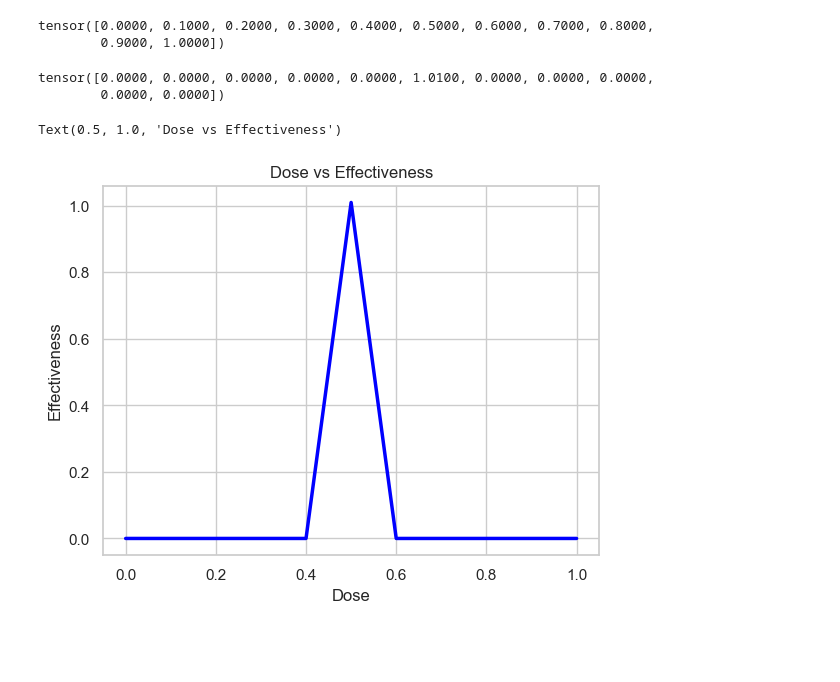
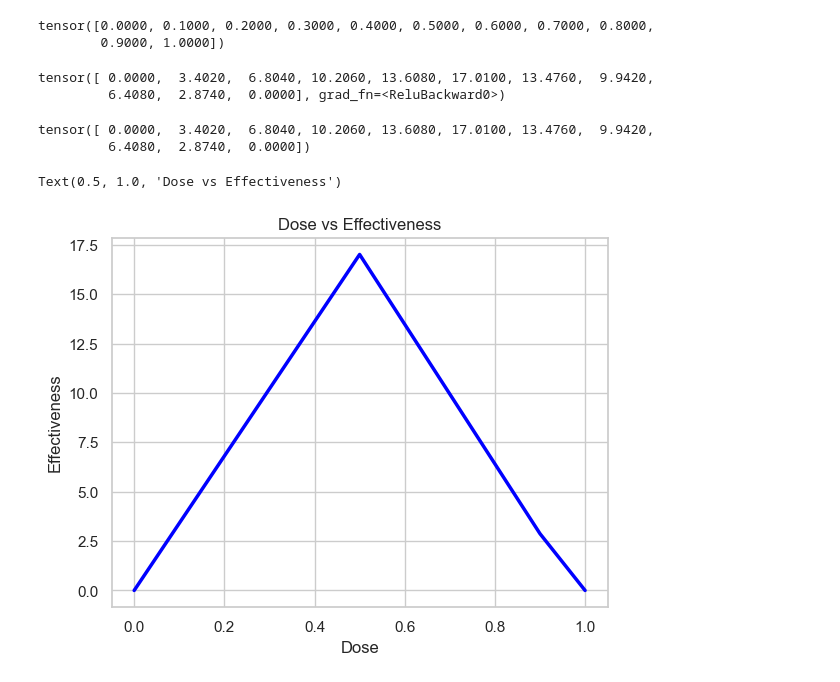
Before and after one commit to HumourSpeech/PyTorch, a Jupyter notebook: basicNN.ipynb, the cells around one changed output. Drawn from its saved outputs; the diff is of its cells as text; code cells hidden in the pictures; blank space fills up the shorter version.

```diff
--- a/basicNN.ipynb
+++ b/basicNN.ipynb
@@ -19,7 +19,7 @@ class BasicNN(nn.Module):
         self.b10 = nn.Parameter(torch.tensor(0.0), requires_grad=False)
         self.w11 = nn.Parameter(torch.tensor(2.7), requires_grad=False)
 
-        self.final_bias = nn.Parameter(torch.tensor(-16.), requires_grad=False)
+        self.final_bias = nn.Parameter(torch.tensor(0.0), requires_grad=True)
 
     def forward(self, input):
         input_relu1 = input * self.w00 + self.b00
@@ -48,20 +48,25 @@ output_values = model(input_doses)
 # %%
 output_values
 # %% [output]
-tensor([0.0000, 0.0000, 0.0000, 0.0000, 0.0000, 1.0100, 0.0000, 0.0000, 0.0000,
-        0.0000, 0.0000])
+tensor([ 0.0000,  3.4020,  6.8040, 10.2060, 13.6080, 17.0100, 13.4760,  9.9420,
+         6.4080,  2.8740,  0.0000], grad_fn=<ReluBackward0>)
+# %%
+output_values.detach()
+# %% [output]
+tensor([ 0.0000,  3.4020,  6.8040, 10.2060, 13.6080, 17.0100, 13.4760,  9.9420,
+         6.4080,  2.8740,  0.0000])
 # %%
 sns.set_theme(style="whitegrid")
 sns.lineplot(
     x = input_doses,
-    y = output_values,
+    y = output_values.detach(),
     color = 'blue',
     linewidth = 2.5
 )
 
 plt.ylabel('Effectiveness')
 plt.xlabel('Dose')
 plt.title('Dose vs Effectiveness')
 # %% [output]
 Text(0.5, 1.0, 'Dose vs Effectiveness')
-[figure, old version]
+[figure, new version]
```
Also changed, not shown: parts of 7 cells of this notebook.
